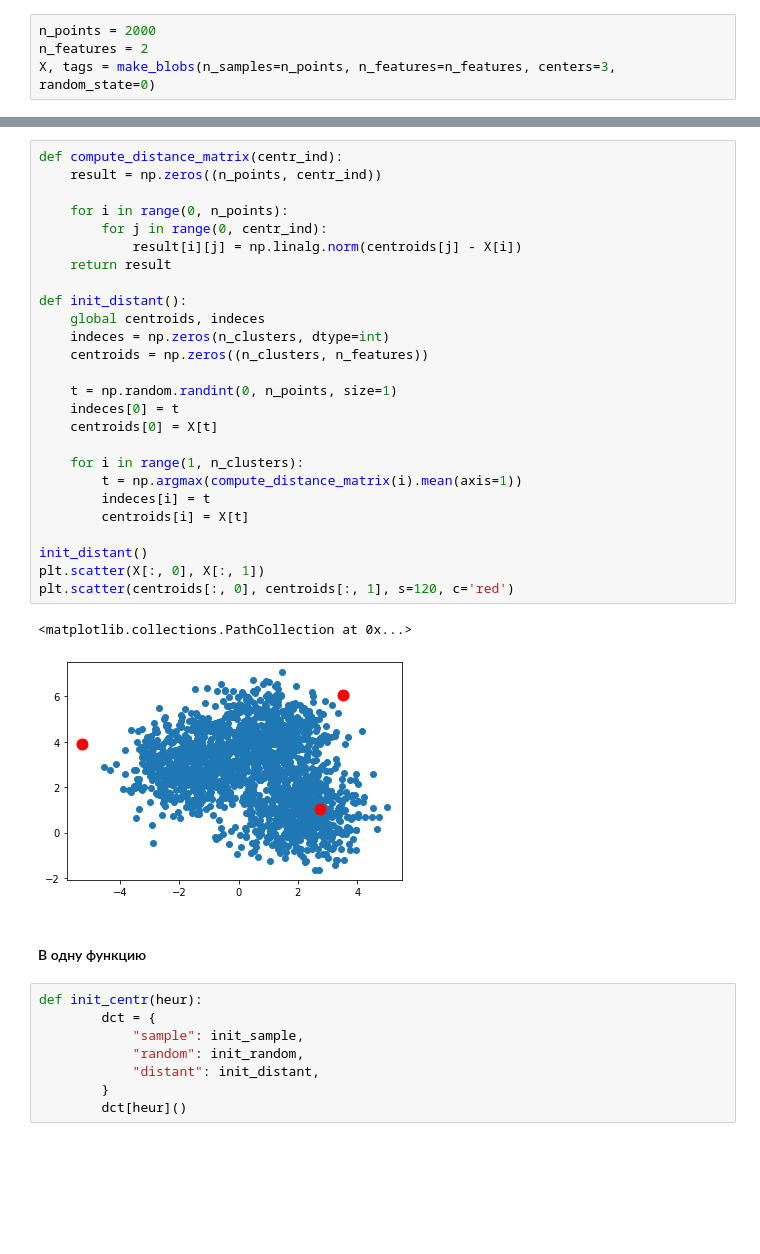
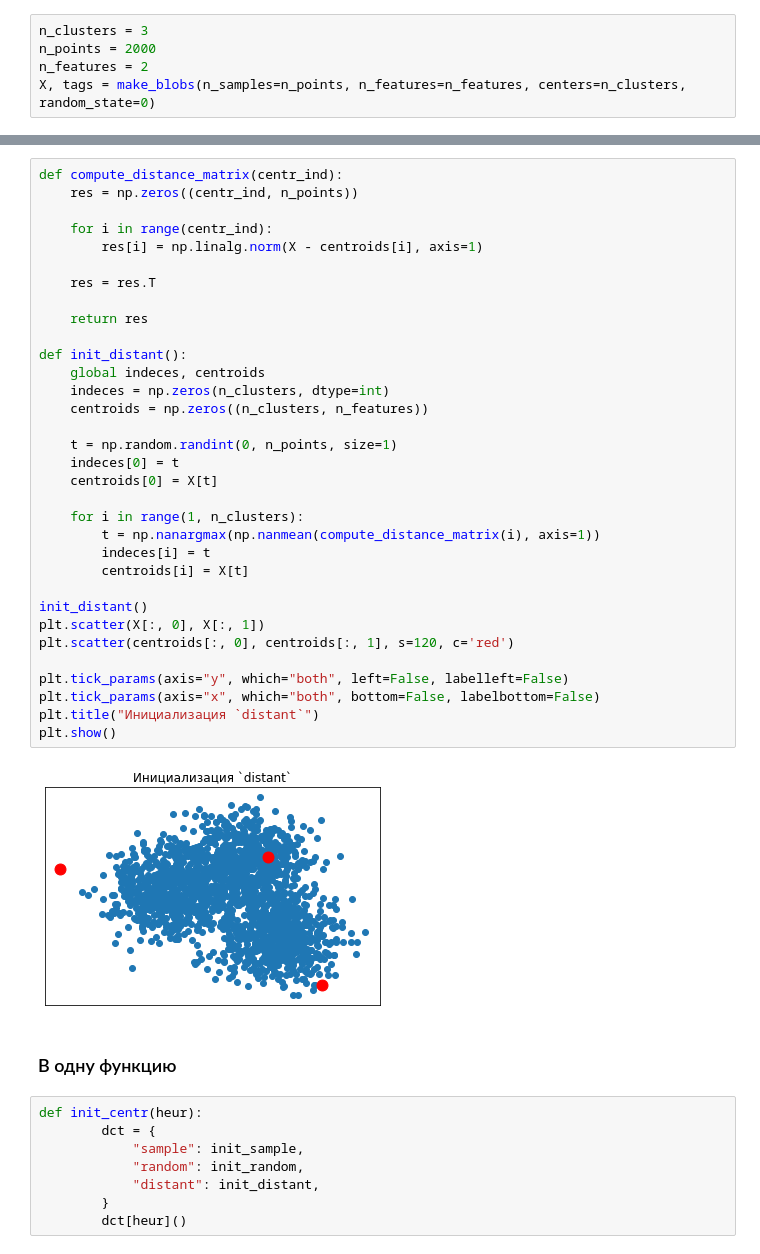
Before and after one commit to voorhs/Machine-Learning-Algorithms, a Jupyter notebook: Clusterization-algorithm/main.ipynb, the cells around one changed output, grey strips where cells are left out. Cells and saved outputs as stored; diff of their text form; blank space fills up the shorter version.

```diff
--- a/Clusterization-algorithm/main.ipynb
+++ b/Clusterization-algorithm/main.ipynb
@@ -9,6 +39,7 @@ import matplotlib.pyplot as plt
 Даны точки: $X=\{x_1, \ x_2, \ \ldots, \ x_m\}\subset\mathbb{R}^n$. Распределить их по группам (**кластерам**) с помощью алгоритма k ближайших соседей (**k-means**).
 # %%
+n_clusters = 3
 n_points = 2000
 n_features = 2
-X, tags = make_blobs(n_samples=n_points, n_features=n_features, centers=3, random_state=0)
+X, tags = make_blobs(n_samples=n_points, n_features=n_features, centers=n_clusters, random_state=0)
 # %% [markdown]
@@ -70,34 +102,40 @@ plt.scatter(centroids[:, 0], centroids[:, 1], s=120, c='red')
 # %%
 def compute_distance_matrix(centr_ind):
-    result = np.zeros((n_points, centr_ind))
+    res = np.zeros((centr_ind, n_points))
 
-    for i in range(0, n_points):
-        for j in range(0, centr_ind):
-            result[i][j] = np.linalg.norm(centroids[j] - X[i])
-    return result
+    for i in range(centr_ind):
+        res[i] = np.linalg.norm(X - centroids[i], axis=1)
+
+    res = res.T
+
+    return res
 
 def init_distant():
-    global centroids, indeces
+    global indeces, centroids
     indeces = np.zeros(n_clusters, dtype=int)
     centroids = np.zeros((n_clusters, n_features))
 
     t = np.random.randint(0, n_points, size=1)
     indeces[0] = t
     centroids[0] = X[t]
 
     for i in range(1, n_clusters):
-        t = np.argmax(compute_distance_matrix(i).mean(axis=1))
+        t = np.nanargmax(np.nanmean(compute_distance_matrix(i), axis=1))
         indeces[i] = t
         centroids[i] = X[t]
 
 init_distant()
 plt.scatter(X[:, 0], X[:, 1])
 plt.scatter(centroids[:, 0], centroids[:, 1], s=120, c='red')
+
+plt.tick_params(axis="y", which="both", left=False, labelleft=False)
+plt.tick_params(axis="x", which="both", bottom=False, labelbottom=False)
+plt.title("Инициализация `distant`")
+plt.show()
 # %% [output]
-<matplotlib.collections.PathCollection at 0x...>
-[figure, old version]
+[figure, new version]
 # %% [markdown]
-#### В одну функцию
+### В одну функцию <a class="anchor" id="bullet-1-4-4"></a>
 # %%
 def init_centr(heur):
         dct = {
```
Also changed, not shown: parts of 37 cells of this notebook, 10 other files.
